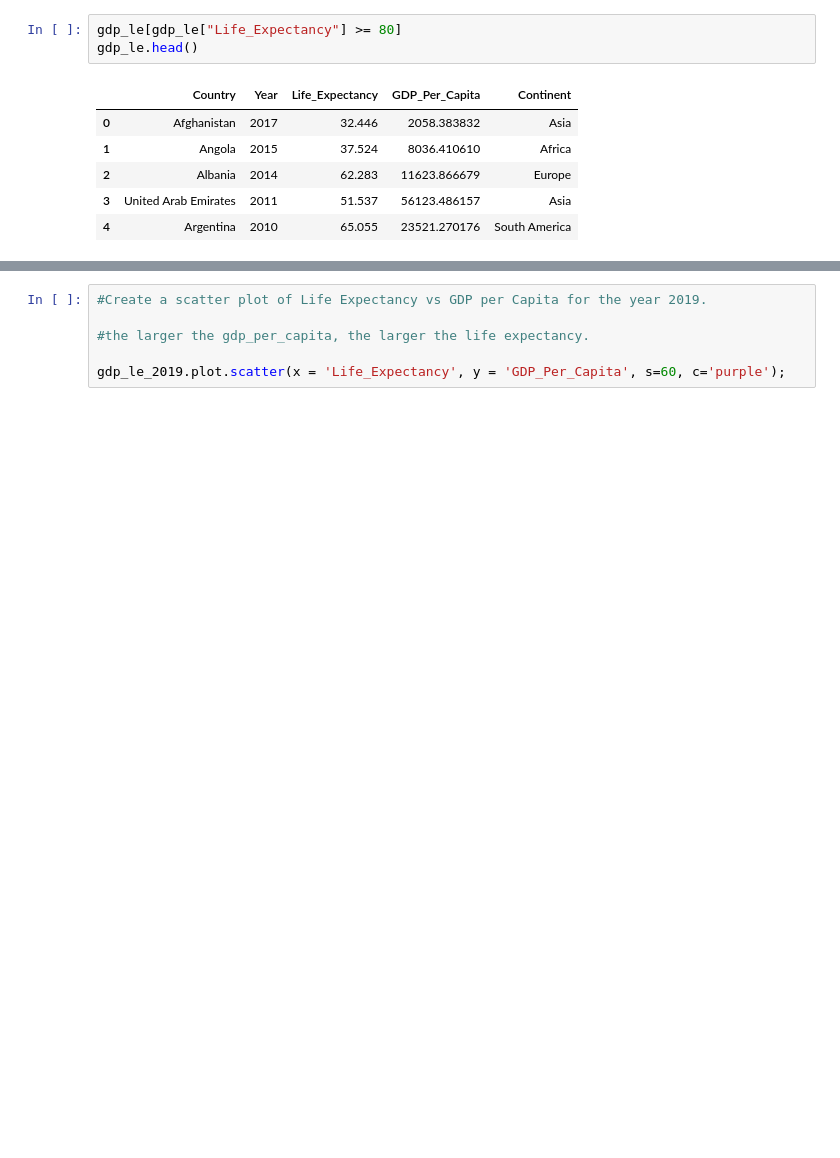
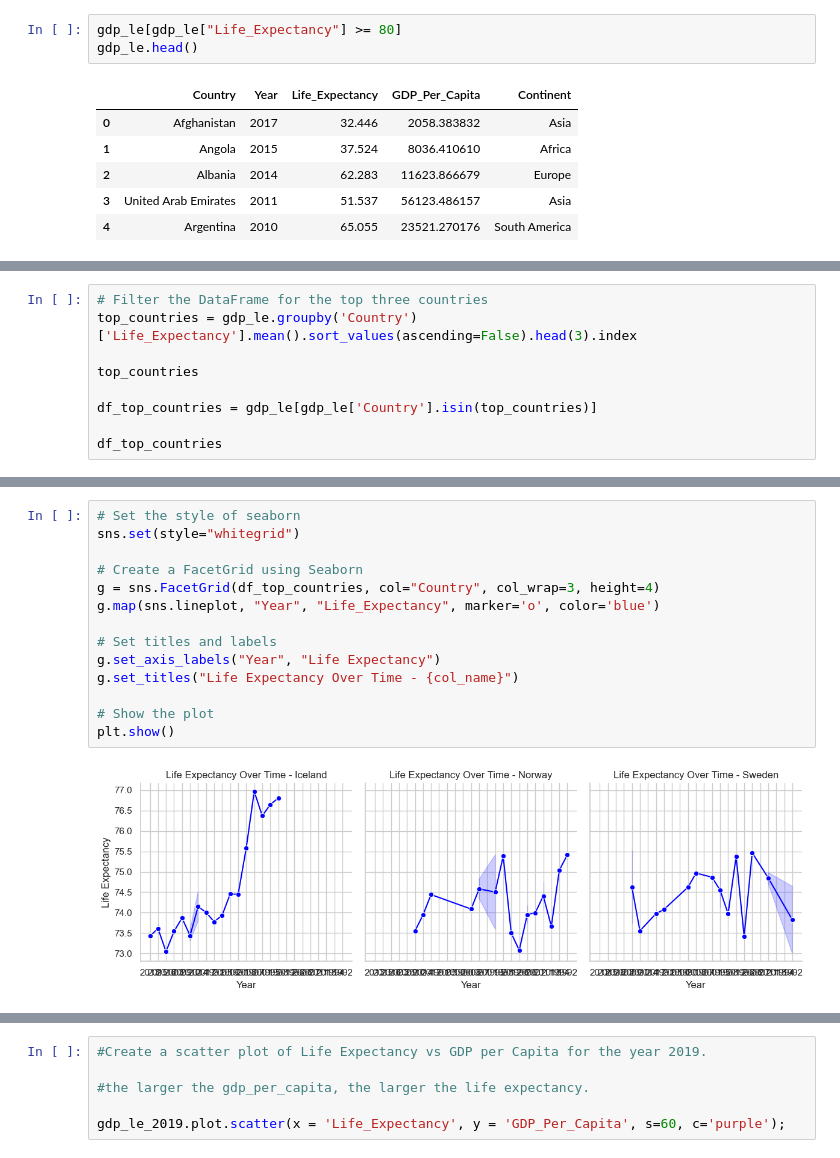
Before and after one commit to AlisonCG1/UN_practice_project, a Jupyter notebook: Notebooks/UN_DATA_EXPLORATION.ipynb, the cells around one changed output, grey strips where cells are left out. Cells and saved outputs as stored; diff of their text form; blank space fills up the shorter version.

```diff
--- a/Notebooks/UN_DATA_EXPLORATION.ipynb
+++ b/Notebooks/UN_DATA_EXPLORATION.ipynb
@@ -476,0 +478,9 @@ gdptop10
+# %%
+# Filter the DataFrame for the top three countries
+top_countries = gdp_le.groupby('Country')['Life_Expectancy'].mean().sort_values(ascending=False).head(3).index
+
+top_countries
+
+df_top_countries = gdp_le[gdp_le['Country'].isin(top_countries)]
+
+df_top_countries
@@ -477,3 +501,19 @@ gdptop10
+# %%
+# Set the style of seaborn
+sns.set(style="whitegrid")
+
+# Create a FacetGrid using Seaborn
+g = sns.FacetGrid(df_top_countries, col="Country", col_wrap=3, height=4)
+g.map(sns.lineplot, "Year", "Life_Expectancy", marker='o', color='blue')
+
+# Set titles and labels
+g.set_axis_labels("Year", "Life Expectancy")
+g.set_titles("Life Expectancy Over Time - {col_name}")
+
+# Show the plot
+plt.show()
+# %% [output]
+[figure, added]
 # %%
 #Create a seaborn FacetGrid showing the change in life expectancy over time for these three countries.
 
```
Also changed, not shown: parts of 17 cells of this notebook.
